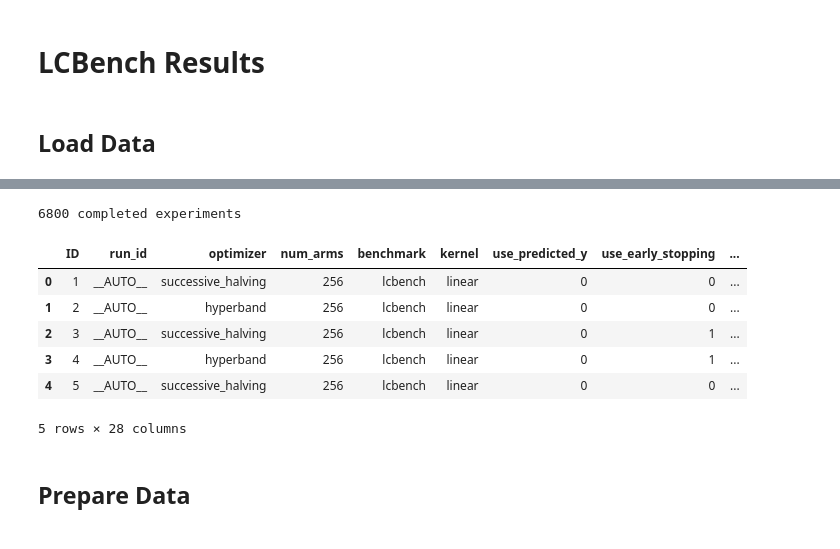
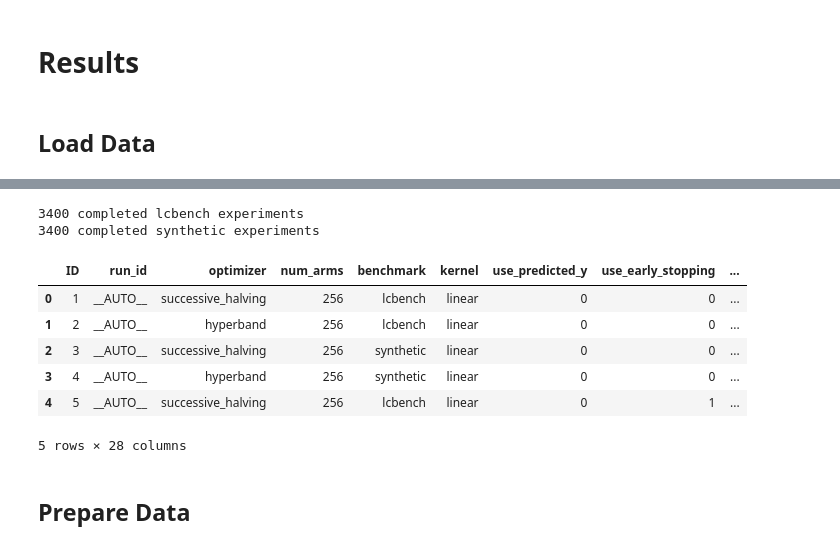
Before and after one commit to LUH-AI/PriorBAI, a Jupyter notebook: neurips_plots.ipynb, the cells around one changed output, grey strips where cells are left out. Saved outputs shown, nothing was run; the diff lists cells and outputs as text; code cells hidden in the pictures.

```diff
--- a/neurips_plots.ipynb
+++ b/neurips_plots.ipynb
@@ -1,5 +1,5 @@
 # %% [markdown]
-# LCBench Results
+# Results
 # %%
 from py_experimenter.experimenter import PyExperimenter
 import pandas as pd
@@ -30,6 +30,9 @@ def get_data(table_name: str, update_data: bool) -> pd.DataFrame:
 
 df = get_data(TABLE_NAME, update_data)
 df = df[df["status"] == "done"]
-print(f"{len(df)} completed experiments")
+df_lcbench = df[df["benchmark"] == "lcbench"]
+df_synthetic = df[df["benchmark"] == "synthetic"]
+print(f"{len(df_lcbench)} completed lcbench experiments")
+print(f"{len(df_synthetic)} completed synthetic experiments")
 df.head()
 # %% [output]
@@ -44,10 +47,11 @@ df.head()
-6800 completed experiments
+3400 completed lcbench experiments
+3400 completed synthetic experiments
 |  | ID | run_id | optimizer | num_arms | benchmark | kernel | use_predicted_y | use_early_stopping | ... |
 | 0 | 1 | __AUTO__ | successive_halving | 256 | lcbench | linear | 0 | 0 | ... |
 | 1 | 2 | __AUTO__ | hyperband | 256 | lcbench | linear | 0 | 0 | ... |
-| 2 | 3 | __AUTO__ | successive_halving | 256 | lcbench | linear | 0 | 1 | ... |
-| 3 | 4 | __AUTO__ | hyperband | 256 | lcbench | linear | 0 | 1 | ... |
-| 4 | 5 | __AUTO__ | successive_halving | 256 | lcbench | linear | 0 | 0 | ... |
+| 2 | 3 | __AUTO__ | successive_halving | 256 | synthetic | linear | 0 | 0 | ... |
+| 3 | 4 | __AUTO__ | hyperband | 256 | synthetic | linear | 0 | 0 | ... |
+| 4 | 5 | __AUTO__ | successive_halving | 256 | lcbench | linear | 0 | 1 | ... |
 5 rows × 28 columns
 # %% [markdown]
 ## Prepare Data
```
Also changed, not shown: parts of 9 cells of this notebook, 12 other files.
